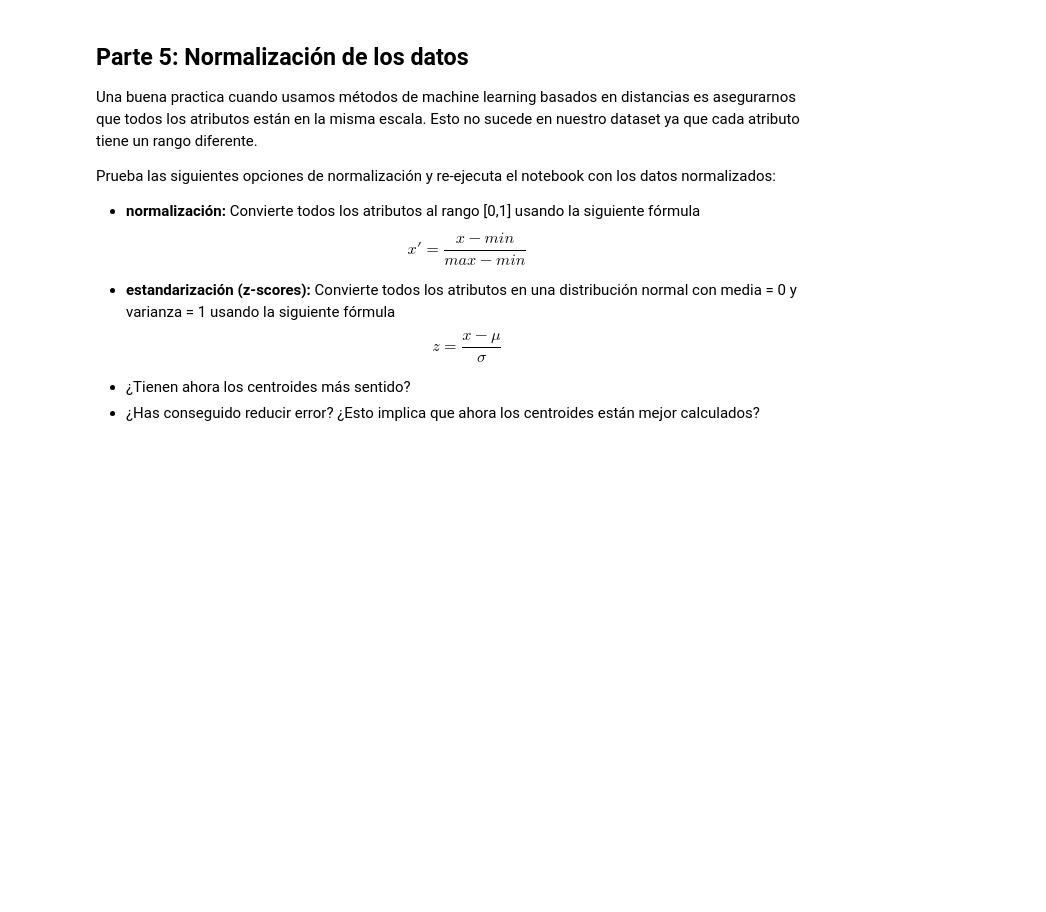
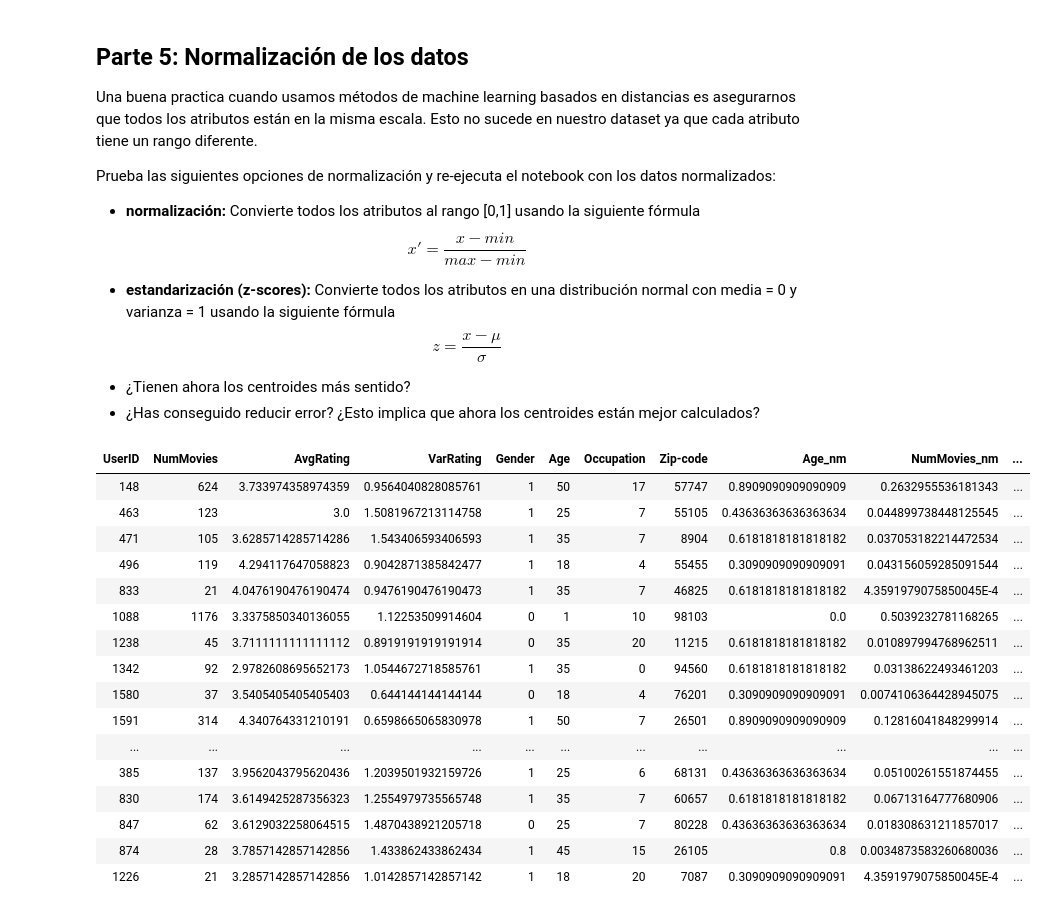
Before and after one commit to fernandoabcampos/big-data, a Jupyter notebook: PEC4/M2.858.PAC4_Clustering.ipynb, the cells around one changed output. Cells and saved outputs as stored; diff of their text form; code cells hidden in the pictures; blank space fills up the shorter version.

```diff
--- a/PEC4/M2.858.PAC4_Clustering.ipynb
+++ b/PEC4/M2.858.PAC4_Clustering.ipynb
@@ -600,3 +620,47 @@ $$ z = \frac{x - \mu}{\sigma}$$
 
 - ¿Tienen ahora los centroides más sentido?
 - ¿Has conseguido reducir error? ¿Esto implica que ahora los centroides están mejor calculados?
+# %%
+input_normalized = []
+input_standardized = []
+
+def normalizing_standardizing(df):
+
+  # All info: UserID  NumMovies AvgRating VarRating Gender  Age Occupation  Zip-code
+  for col in input_cols:  # Being used ['Age','NumMovies','AvgRating','VarRating']
+    norm = col + "_nm"
+    stan = col + "_st"
+    input_normalized.append(norm)
+    input_standardized.append(stan)
+
+    max = df.agg({col: "max"}).collect()[0][0]
+    min = df.agg({col: "min"}).collect()[0][0]
+
+    df = df.withColumn(norm, ((df[col])-min)/(max-min))
+
+  return input_normalized, input_standardized, df
+
+
+input_normalized,input_standardized, df_with = normalizing_standardizing(clusteringDF)
+
+print input_normalized
+print input_standardized
+display(df_with)
+# %% [output]
+| UserID | NumMovies | AvgRating | VarRating | Gender | Age | Occupation | Zip-code | Age_nm | NumMovies_nm | ... |
+| 148 | 624 | 3.733974358974359 | 0.9564040828085761 | 1 | 50 | 17 | 57747 | 0.8909090909090909 | 0.2632955536181343 | ... |
+| 463 | 123 | 3.0 | 1.5081967213114758 | 1 | 25 | 7 | 55105 | 0.43636363636363634 | 0.044899738448125545 | ... |
+| 471 | 105 | 3.6285714285714286 | 1.543406593406593 | 1 | 35 | 7 | 8904 | 0.6181818181818182 | 0.037053182214472534 | ... |
+| 496 | 119 | 4.294117647058823 | 0.9042871385842477 | 1 | 18 | 4 | 55455 | 0.3090909090909091 | 0.043156059285091544 | ... |
+| 833 | 21 | 4.0476190476190474 | 0.9476190476190473 | 1 | 35 | 7 | 46825 | 0.6181818181818182 | 4.3591979075850045E-4 | ... |
+| 1088 | 1176 | 3.3375850340136055 | 1.12253509914604 | 0 | 1 | 10 | 98103 | 0.0 | 0.5039232781168265 | ... |
+| 1238 | 45 | 3.7111111111111112 | 0.8919191919191914 | 0 | 35 | 20 | 11215 | 0.6181818181818182 | 0.010897994768962511 | ... |
+| 1342 | 92 | 2.9782608695652173 | 1.0544672718585761 | 1 | 35 | 0 | 94560 | 0.6181818181818182 | 0.03138622493461203 | ... |
+| 1580 | 37 | 3.5405405405405403 | 0.644144144144144 | 0 | 18 | 4 | 76201 | 0.3090909090909091 | 0.0074106364428945075 | ... |
+| 1591 | 314 | 4.340764331210191 | 0.6598665065830978 | 1 | 50 | 7 | 26501 | 0.8909090909090909 | 0.12816041848299914 | ... |
+| ... | ... | ... | ... | ... | ... | ... | ... | ... | ... | ... |
+| 385 | 137 | 3.9562043795620436 | 1.2039501932159726 | 1 | 25 | 6 | 68131 | 0.43636363636363634 | 0.05100261551874455 | ... |
+| 830 | 174 | 3.6149425287356323 | 1.2554979735565748 | 1 | 35 | 7 | 60657 | 0.6181818181818182 | 0.06713164777680906 | ... |
+| 847 | 62 | 3.6129032258064515 | 1.4870438921205718 | 0 | 25 | 7 | 80228 | 0.43636363636363634 | 0.018308631211857017 | ... |
+| 874 | 28 | 3.7857142857142856 | 1.433862433862434 | 1 | 45 | 15 | 26105 | 0.8 | 0.0034873583260680036 | ... |
+| 1226 | 21 | 3.2857142857142856 | 1.0142857142857142 | 1 | 18 | 20 | 7087 | 0.3090909090909091 | 4.3591979075850045E-4 | ... |
```
Also changed, not shown: parts of 3 cells of this notebook.
